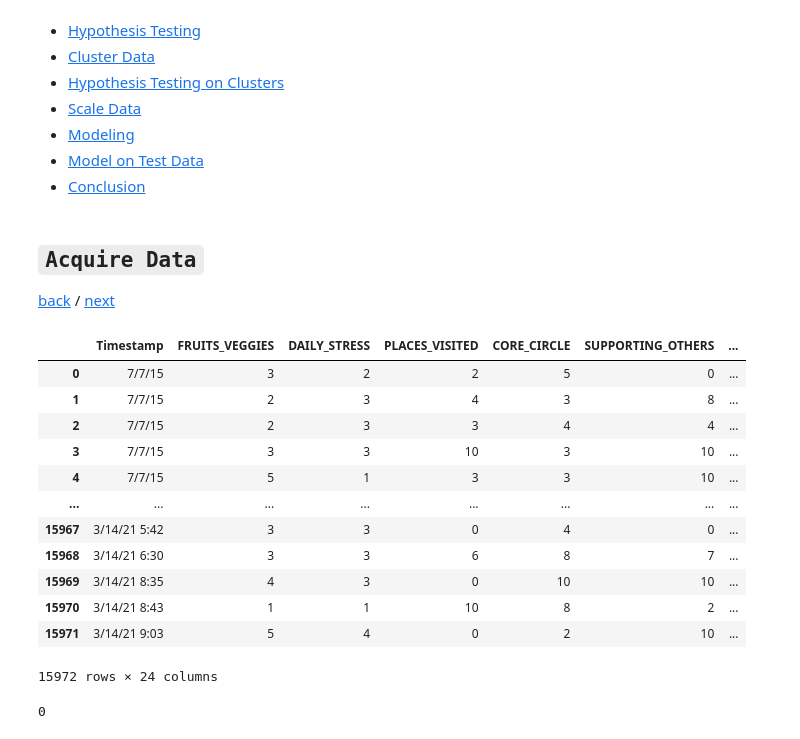
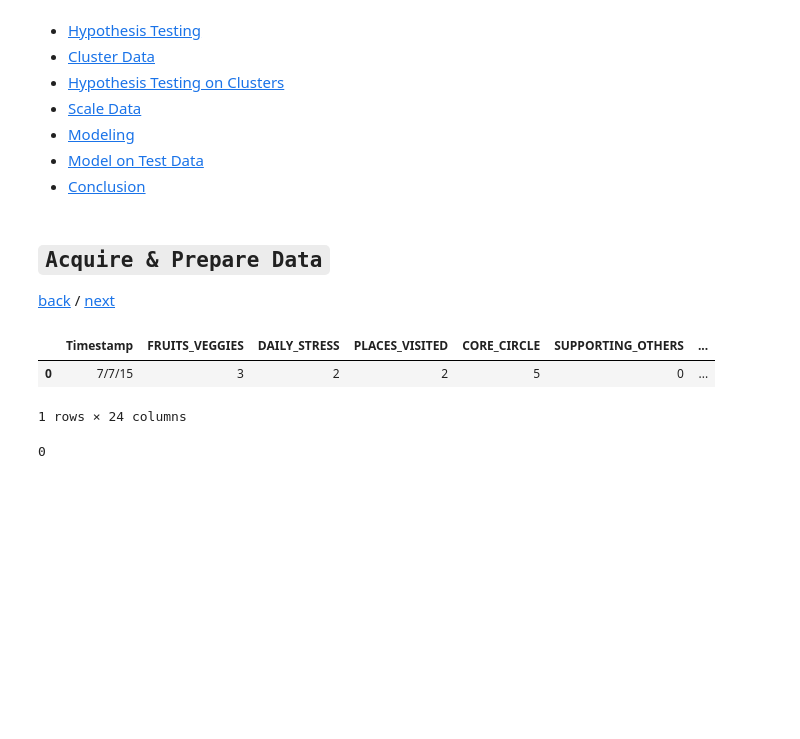
Before and after one commit to barbmarques/Lifestyle_Predictors_of_Personal_Achievement, a Jupyter notebook: Wellbeing.ipynb, the cells around one changed output. Saved outputs shown, nothing was run; the diff lists cells and outputs as text; code cells hidden in the pictures; blank space fills up the shorter version.

````diff
--- a/Wellbeing.ipynb
+++ b/Wellbeing.ipynb
@@ -63,4 +71,4 @@ pd.set_option('display.max_columns', 80)
 # %% [markdown]
 <a id='AD'></a>
-## ```Acquire Data```
+## ```Acquire & Prepare Data```
 [back](#back) /  [next](#PD)
@@ -71,20 +83,10 @@ import prepare
 # %%
 df = acquire.get_wellbeing_data()
-df
+df.head(1)
 # %% [output]
 |  | Timestamp | FRUITS_VEGGIES | DAILY_STRESS | PLACES_VISITED | CORE_CIRCLE | SUPPORTING_OTHERS | ... |
 | 0 | 7/7/15 | 3 | 2 | 2 | 5 | 0 | ... |
-| 1 | 7/7/15 | 2 | 3 | 4 | 3 | 8 | ... |
-| 2 | 7/7/15 | 2 | 3 | 3 | 4 | 4 | ... |
-| 3 | 7/7/15 | 3 | 3 | 10 | 3 | 10 | ... |
-| 4 | 7/7/15 | 5 | 1 | 3 | 3 | 10 | ... |
-| ... | ... | ... | ... | ... | ... | ... | ... |
-| 15967 | 3/14/21 5:42 | 3 | 3 | 0 | 4 | 0 | ... |
-| 15968 | 3/14/21 6:30 | 3 | 3 | 6 | 8 | 7 | ... |
-| 15969 | 3/14/21 8:35 | 4 | 3 | 0 | 10 | 10 | ... |
-| 15970 | 3/14/21 8:43 | 1 | 1 | 10 | 8 | 2 | ... |
-| 15971 | 3/14/21 9:03 | 5 | 4 | 0 | 2 | 10 | ... |
-15972 rows × 24 columns
+1 rows × 24 columns
 # %%
 #How many nulls in each column?
 df.isnull().sum(axis =0).sum()
````
Also changed, not shown: parts of 23 cells of this notebook, 3 other files.
